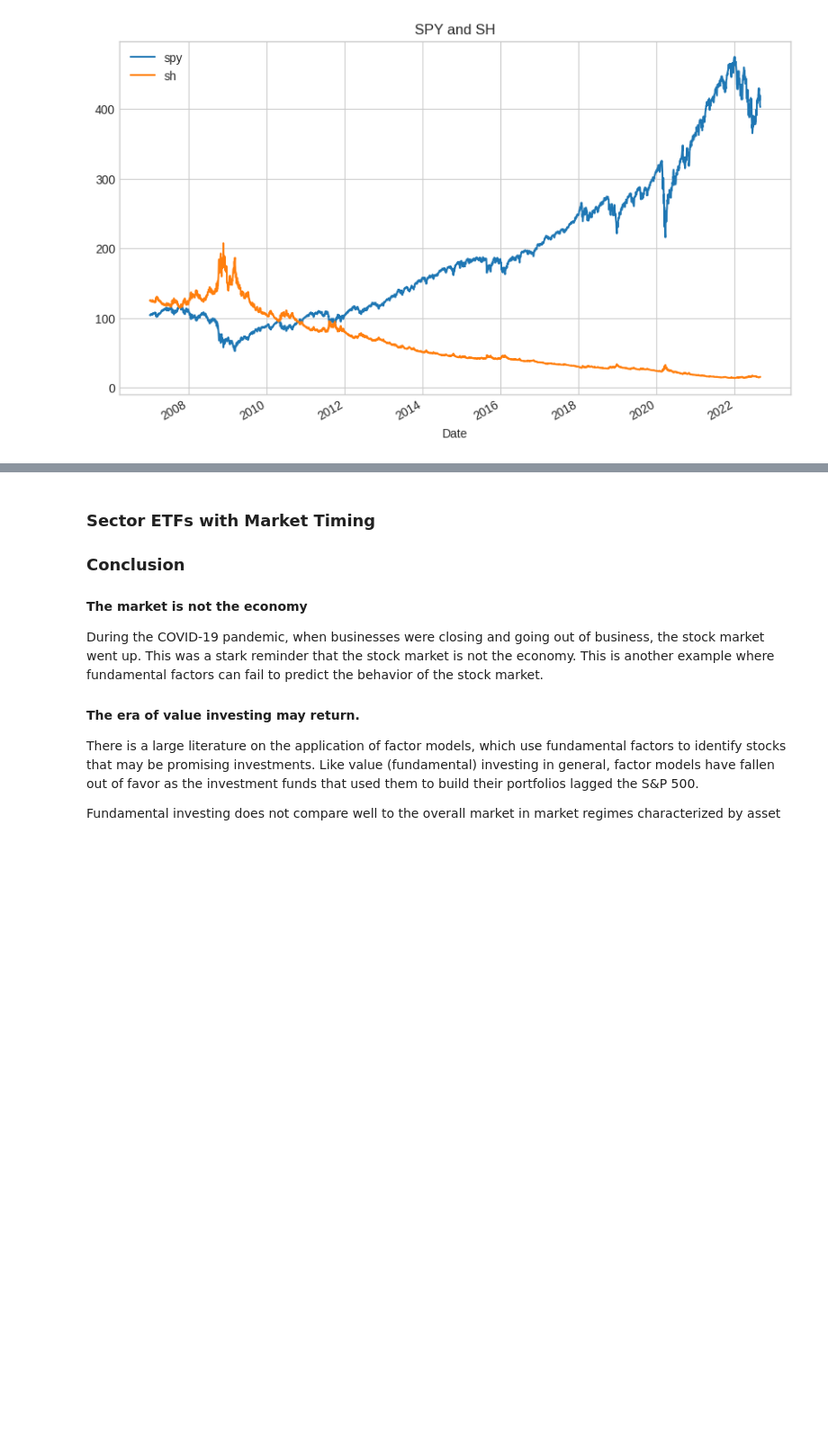
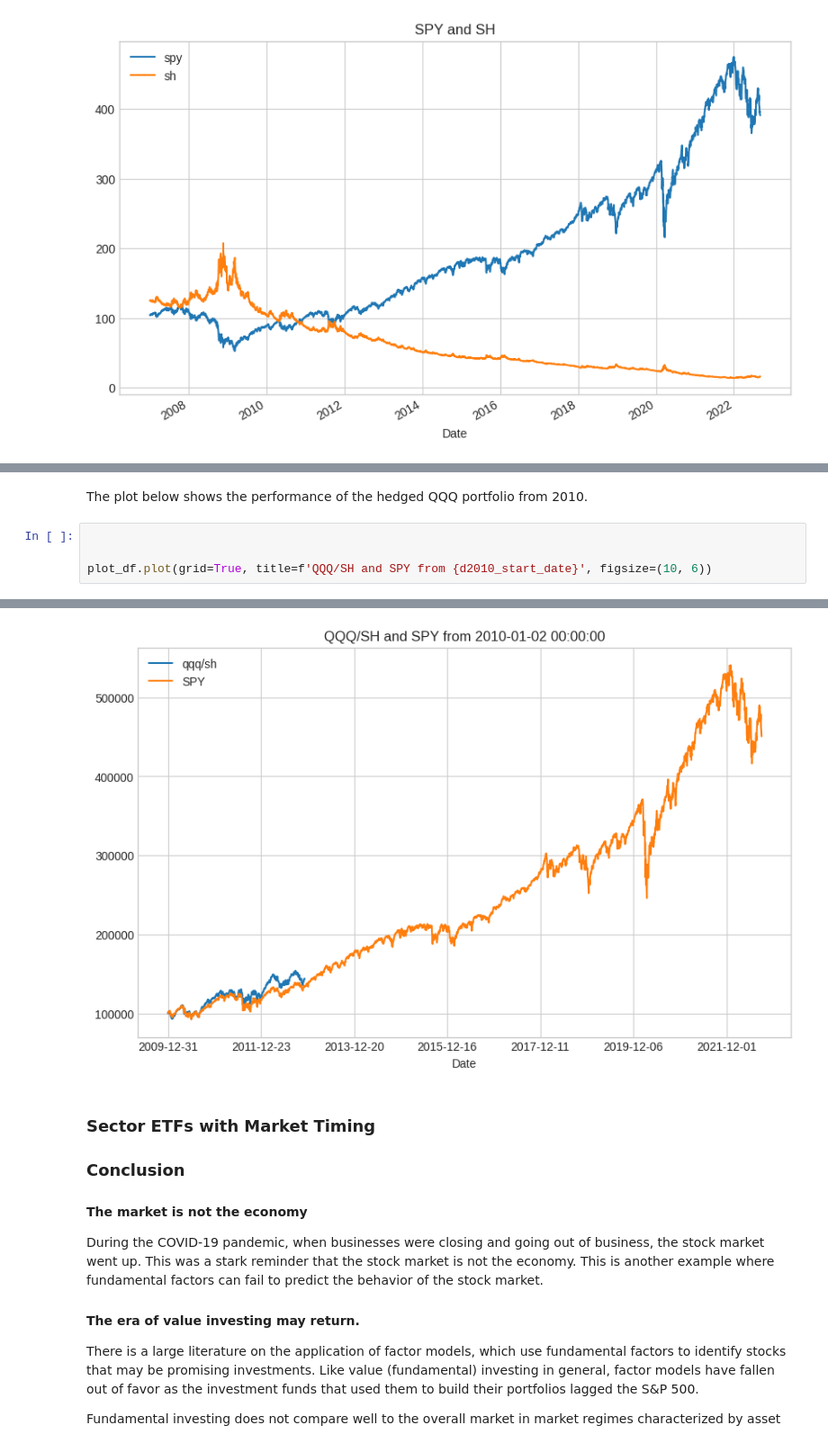
Before and after one commit to IanLKaplan/lazy_fundamental_analyst, a Jupyter notebook: lazy_fundamental_analyst.ipynb, the cells around one changed output, grey strips where cells are left out. Shown: that part at 90% size. Drawn from its saved outputs; the diff is of its cells as text; blank space fills up the shorter version.

```diff
--- a/lazy_fundamental_analyst.ipynb
+++ b/lazy_fundamental_analyst.ipynb
@@ -808,0 +1107,9 @@ spy_and_sh_df.plot(grid=True, title='SPY and SH', figsize=(10,6))
+# %% [markdown]
+<p>
+The plot below shows the performance of the hedged QQQ portfolio from 2010.
+</p>
+# %%
+
+
+plot_df.plot(grid=True, title=f'QQQ/SH and SPY from {d2010_start_date}', figsize=(10, 6))
+# %% [output]
@@ -809,3 +1117,4 @@ spy_and_sh_df.plot(grid=True, title='SPY and SH', figsize=(10,6))
+[figure, added]
 # %% [markdown]
 
 <h3>
```
Also changed, not shown: parts of 6 cells of this notebook, 1 other file.
